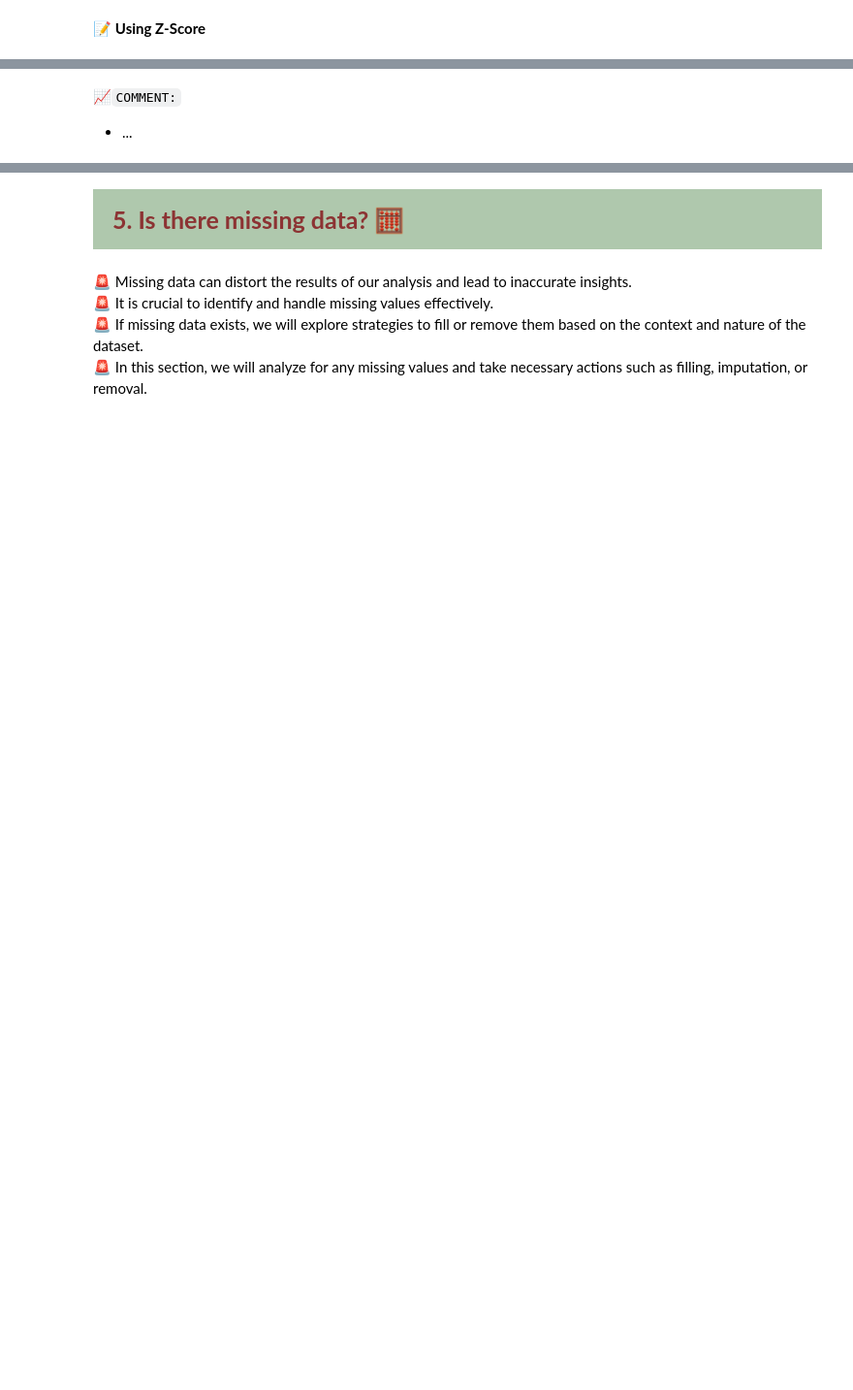
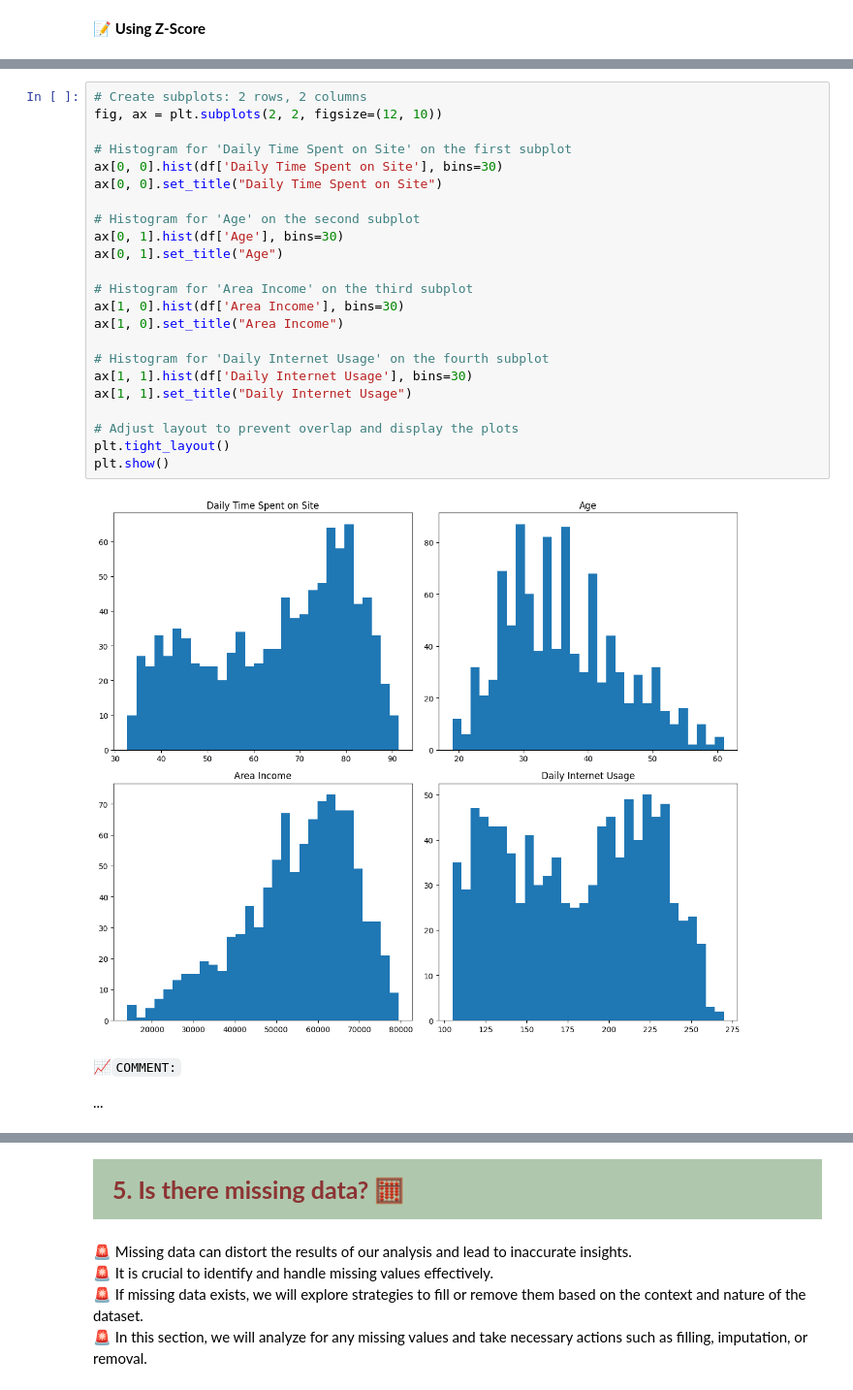
Before and after one commit to Alexieve/Applied-Data-Analytics, a Jupyter notebook: Notebooks/1-Pre-Processing/1_Pre-Processing.ipynb, the cells around one changed output, grey strips where cells are left out. Shown at 97% size. Saved outputs shown, nothing was run; the diff lists cells and outputs as text; blank space fills up the shorter version.

```diff
--- a/Notebooks/1-Pre-Processing/1_Pre-Processing.ipynb
+++ b/Notebooks/1-Pre-Processing/1_Pre-Processing.ipynb
@@ -194,3 +412,29 @@ Explain...
+# %%
+# Create subplots: 2 rows, 2 columns
+fig, ax = plt.subplots(2, 2, figsize=(12, 10))
+
+# Histogram for 'Daily Time Spent on Site' on the first subplot
+ax[0, 0].hist(df['Daily Time Spent on Site'], bins=30)
+ax[0, 0].set_title("Daily Time Spent on Site")
+
+# Histogram for 'Age' on the second subplot
+ax[0, 1].hist(df['Age'], bins=30)
+ax[0, 1].set_title("Age")
+
+# Histogram for 'Area Income' on the third subplot
+ax[1, 0].hist(df['Area Income'], bins=30)
+ax[1, 0].set_title("Area Income")
+
+# Histogram for 'Daily Internet Usage' on the fourth subplot
+ax[1, 1].hist(df['Daily Internet Usage'], bins=30)
+ax[1, 1].set_title("Daily Internet Usage")
+
+# Adjust layout to prevent overlap and display the plots
+plt.tight_layout()
+plt.show()
+# %% [output]
+[figure, added]
 # %% [markdown]
 📈`COMMENT:`
-- ...
+
+...
```
Also changed, not shown: parts of 57 cells of this notebook.
